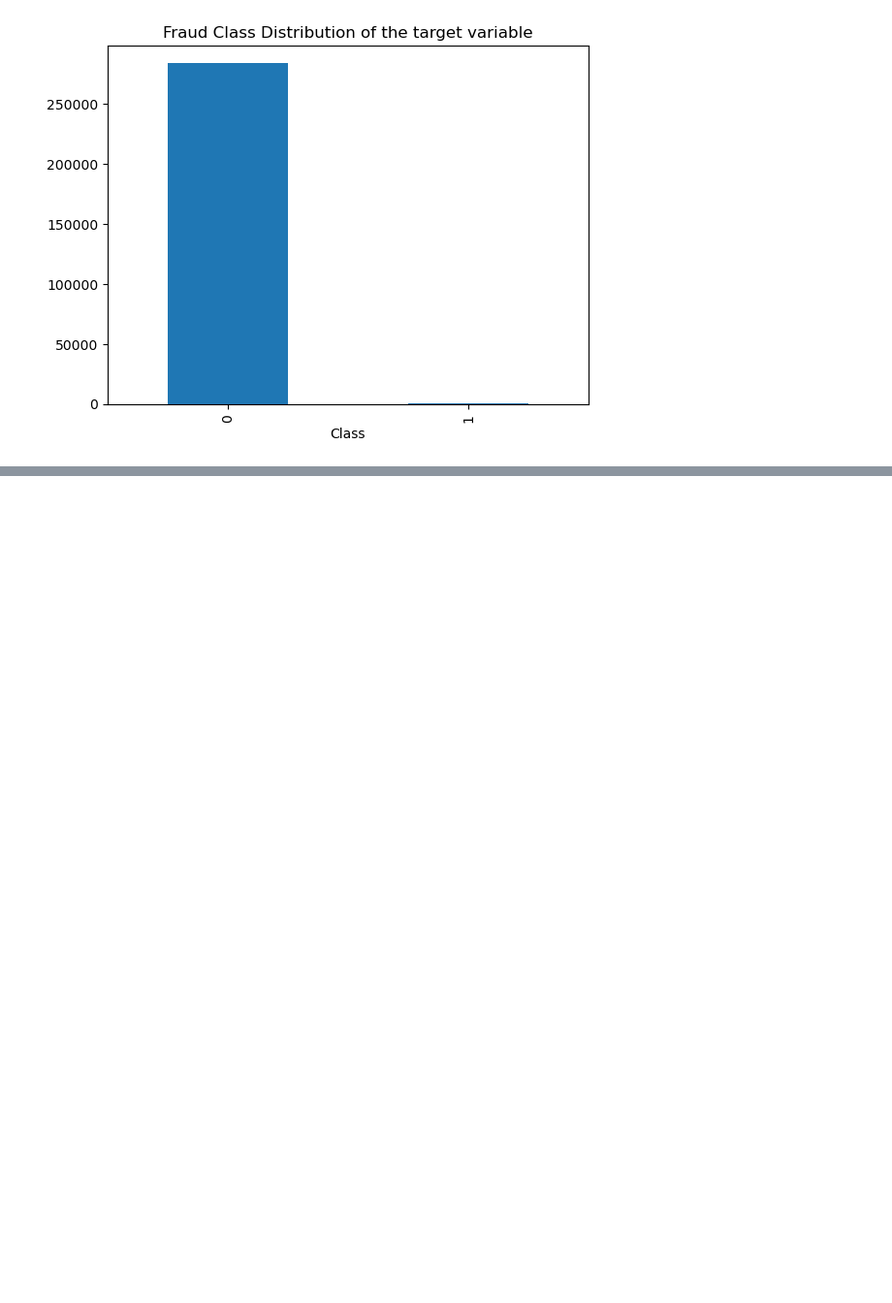
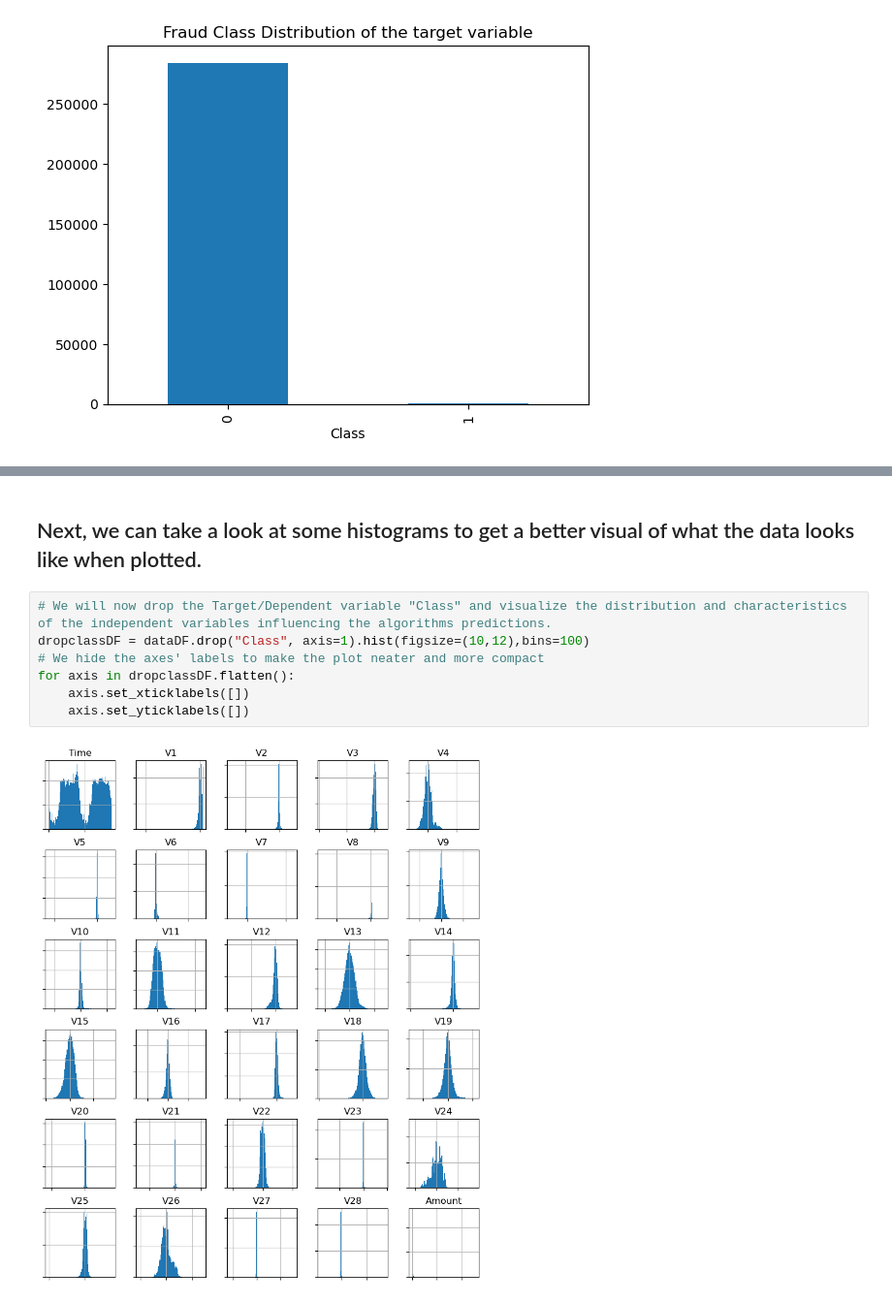
Before and after one commit to Avitia111/Fraud-Detection, a Jupyter notebook: Fraud_detection_model.ipynb, the cells around one changed output, grey strips where cells are left out. Shown: that part at 97% size. Cells and saved outputs as stored; diff of their text form; blank space fills up the shorter version.

```diff
--- a/Fraud_detection_model.ipynb
+++ b/Fraud_detection_model.ipynb
@@ -35,0 +103,11 @@ fraud_counts.plot(kind="bar", title="Fraud Class Distribution of the target vari
+# %% [markdown]
+## Next, we can take a look at some histograms to get a better visual of what the data looks like when plotted.
+# %%
+# We will now drop the Target/Dependent variable "Class" and visualize the distribution and characteristics of the independent variables influencing the algorithms predictions.
+dropclassDF = dataDF.drop("Class", axis=1).hist(figsize=(10,12),bins=100)
+# We hide the axes' labels to make the plot neater and more compact
+for axis in dropclassDF.flatten():
+    axis.set_xticklabels([])
+    axis.set_yticklabels([])
+# %% [output]
+[figure, added]
```
Also changed, not shown: parts of 9 cells of this notebook.
